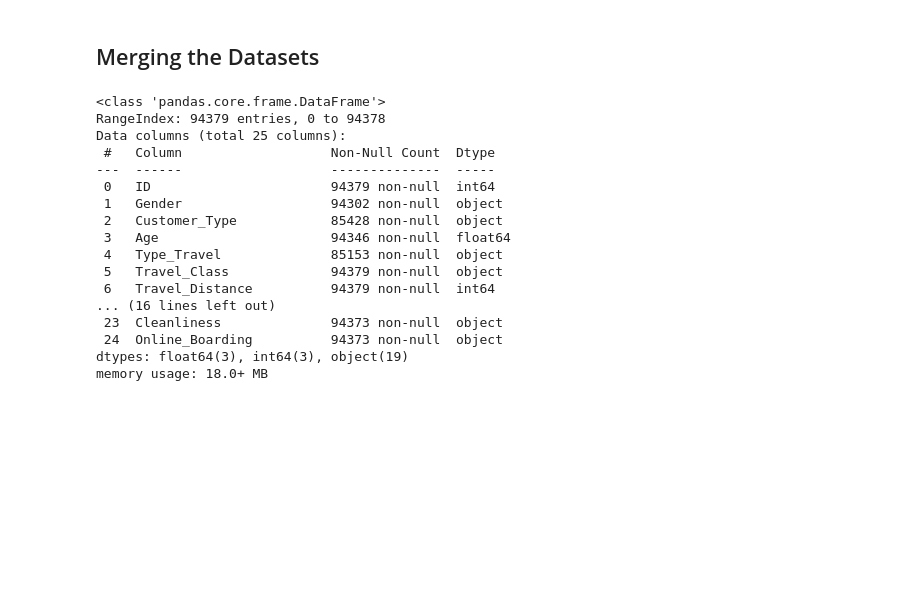
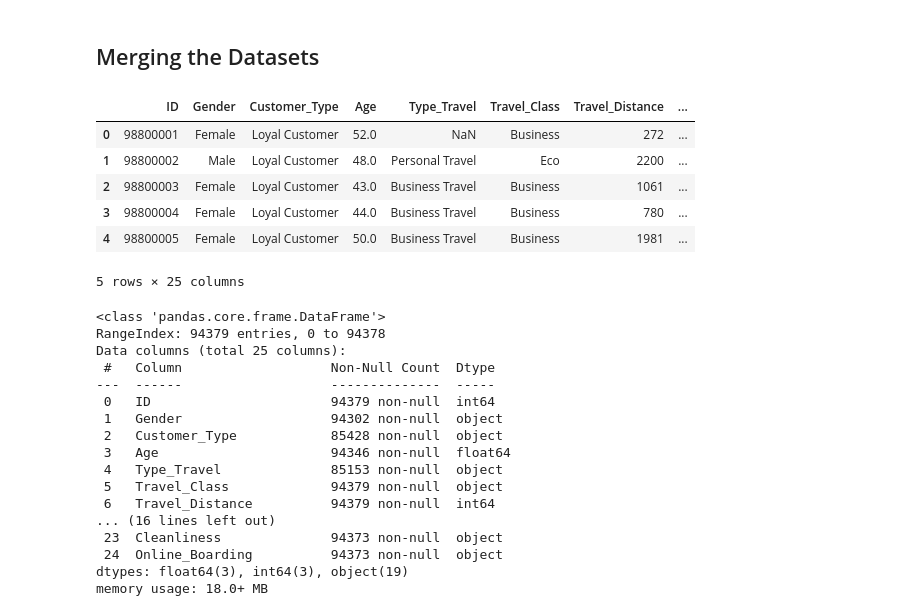
Before and after one commit to johnxbullock/shinkansen-traval-hackathon, a Jupyter notebook: EDA_j.ipynb, the cells around one changed output. Cells and saved outputs as stored; diff of their text form; code cells hidden in the pictures; blank space fills up the shorter version.

```diff
--- a/EDA_j.ipynb
+++ b/EDA_j.ipynb
@@ -90,6 +90,16 @@ memory usage: 12.2+ MB
 df_train: pd.DataFrame = pd.merge(df_travel_train, df_survey_train, how='inner', on=['ID'])
 
 df_assessment: pd.DataFrame = pd.merge(df_travel_test, df_survey_test, how='inner', on=['ID'])
+# %%
+df_train.head()
+# %% [output]
+|  | ID | Gender | Customer_Type | Age | Type_Travel | Travel_Class | Travel_Distance | ... |
+| 0 | 98800001 | Female | Loyal Customer | 52.0 | NaN | Business | 272 | ... |
+| 1 | 98800002 | Male | Loyal Customer | 48.0 | Personal Travel | Eco | 2200 | ... |
+| 2 | 98800003 | Female | Loyal Customer | 43.0 | Business Travel | Business | 1061 | ... |
+| 3 | 98800004 | Female | Loyal Customer | 44.0 | Business Travel | Business | 780 | ... |
+| 4 | 98800005 | Female | Loyal Customer | 50.0 | Business Travel | Business | 1981 | ... |
+5 rows × 25 columns
 # %%
 # inspect the columns of the new dataframe
 df_train.info()
```
Also changed, not shown: 5 other files.
